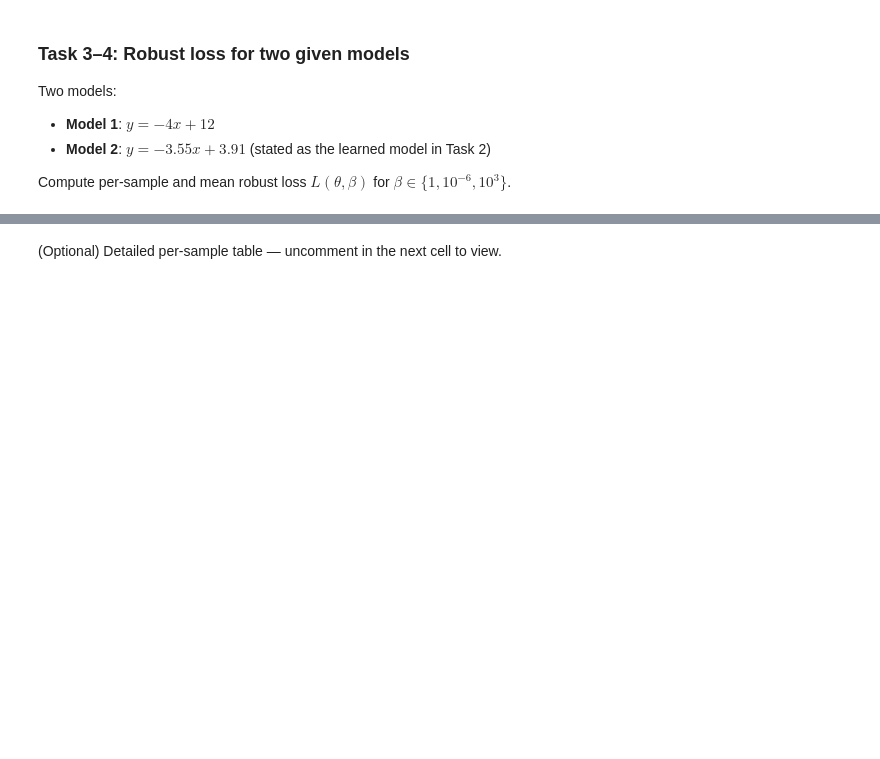
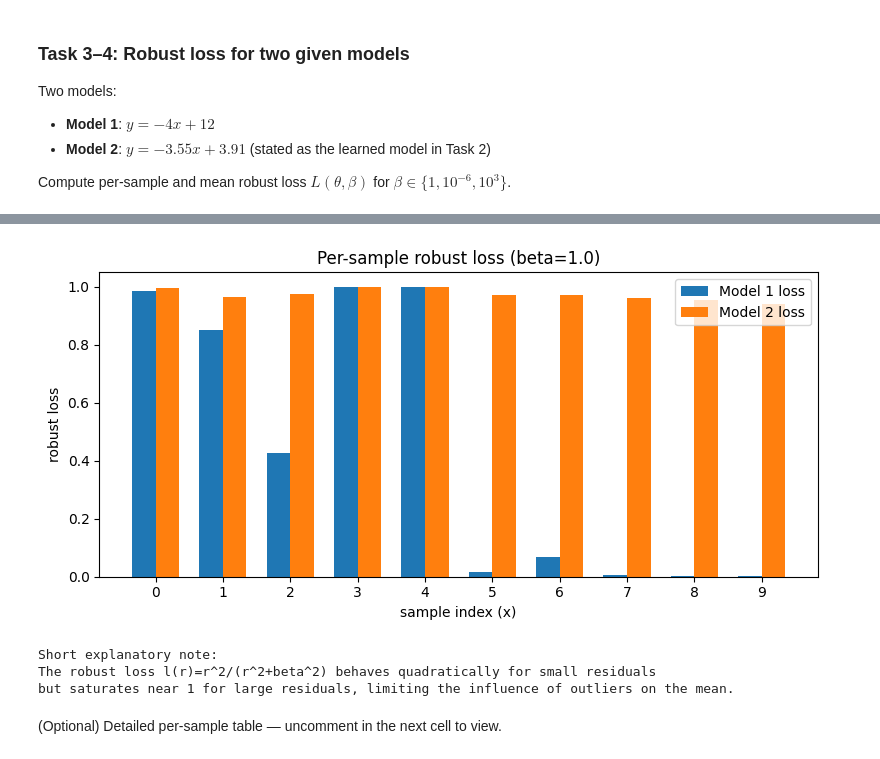
Before and after one commit to rivindu02/EN3150-Pattern-Recognition, a Jupyter notebook: Assignment01/Notebook1.ipynb, the cells around one changed output, grey strips where cells are left out. Drawn from its saved outputs; the diff is of its cells as text; code cells hidden in the pictures; blank space fills up the shorter version.

```diff
--- a/Assignment01/Notebook1.ipynb
+++ b/Assignment01/Notebook1.ipynb
@@ -121,0 +107,75 @@ results_df
+# %%
+# If you already have x and y in your notebook, the cell will use them. Otherwise replace the arrays below
+if 'x' in globals() and 'y' in globals():
+    x = np.asarray(globals()['x'], dtype=float)
+    y = np.asarray(globals()['y'], dtype=float)
+else:
+    # fallback example data (replace with your actual data if needed)
+    x = np.array([0, 1, 2, 3, 4, 5, 6, 7, 8, 9], dtype=float)
+    y = np.array([5, 6, 3, 20, -40, -8, -12, -16, -20, -24], dtype=float)
+
+# --- candidate models ---
+# Model 1: y = m1*x + c1
+m1, c1 = -4.0, 12.0
+# Model 2: y = m2*x + c2 (Approximate to my fitted result)
+m2, c2 = -3.55, 3.91
+
+beta = 1.0  # chosen on the order of typical inlier residuals
+
+# --- predictions ---
+yhat1 = m1 * x + c1
+yhat2 = m2 * x + c2
+
+# --- per-sample robust losses ---
+loss1 = robust_loss_per_sample(y, yhat1, beta=beta)
+loss2 = robust_loss_per_sample(y, yhat2, beta=beta)
+
+# --- summary statistics ---
+mean1 = loss1.mean()
+mean2 = loss2.mean()
+
+# --- present results in a tidy table ---
+df = pd.DataFrame({
+    'x': x,
+    'y': y,
+    'yhat_model1': np.round(yhat1, 6),
+    'res_model1': np.round(y - yhat1, 6),
+    'loss_model1': np.round(loss1, 6),
+    'yhat_model2': np.round(yhat2, 6),
+    'res_model2': np.round(y - yhat2, 6),
+    'loss_model2': np.round(loss2, 6)
+})
+
+print("Per-sample losses (beta = {})".format(beta))
+print(df)
+print('\nMean robust loss:')
+print(f"  Model 1 (y = {m1}x + {c1}): {mean1:.6f}")
+print(f"  Model 2 (y = {m2}x + {c2}): {mean2:.6f}")
+
+if mean1 < mean2:
+    print('\nConclusion: Model 1 is preferred (lower mean robust loss).')
+elif mean2 < mean1:
+    print('\nConclusion: Model 2 is preferred (lower mean robust loss).')
+else:
+    print('\nConclusion: Both models have equal mean robust loss (tie).')
+
+# --- optional plot: per-sample robust loss comparison ---
+ind = np.arange(len(x))
+width = 0.35
+fig, ax = plt.subplots(figsize=(8,4))
+ax.bar(ind - width/2, loss1, width, label='Model 1 loss')
+ax.bar(ind + width/2, loss2, width, label='Model 2 loss')
+ax.set_xticks(ind)
+ax.set_xticklabels([str(int(v)) for v in x])
+ax.set_xlabel('sample index (x)')
+ax.set_ylabel('robust loss')
+ax.set_title(f'Per-sample robust loss (beta={beta})')
+ax.legend()
+plt.tight_layout()
+plt.show()
+
+# --- small note printed for the report ---
+print('\nShort explanatory note:')
+print('The robust loss l(r)=r^2/(r^2+beta^2) behaves quadratically for small residuals\n'
+      'but saturates near 1 for large residuals, limiting the influence of outliers on the mean.')
+# %% [output]
@@ -122,3 +199,7 @@ results_df
+[figure, added]
+Short explanatory note:
+The robust loss l(r)=r^2/(r^2+beta^2) behaves quadratically for small residuals
+but saturates near 1 for large residuals, limiting the influence of outliers on the mean.
 # %% [markdown]
 (Optional) Detailed per-sample table — uncomment in the next cell to view.
 # %%
```
Also changed, not shown: parts of 33 cells of this notebook.
